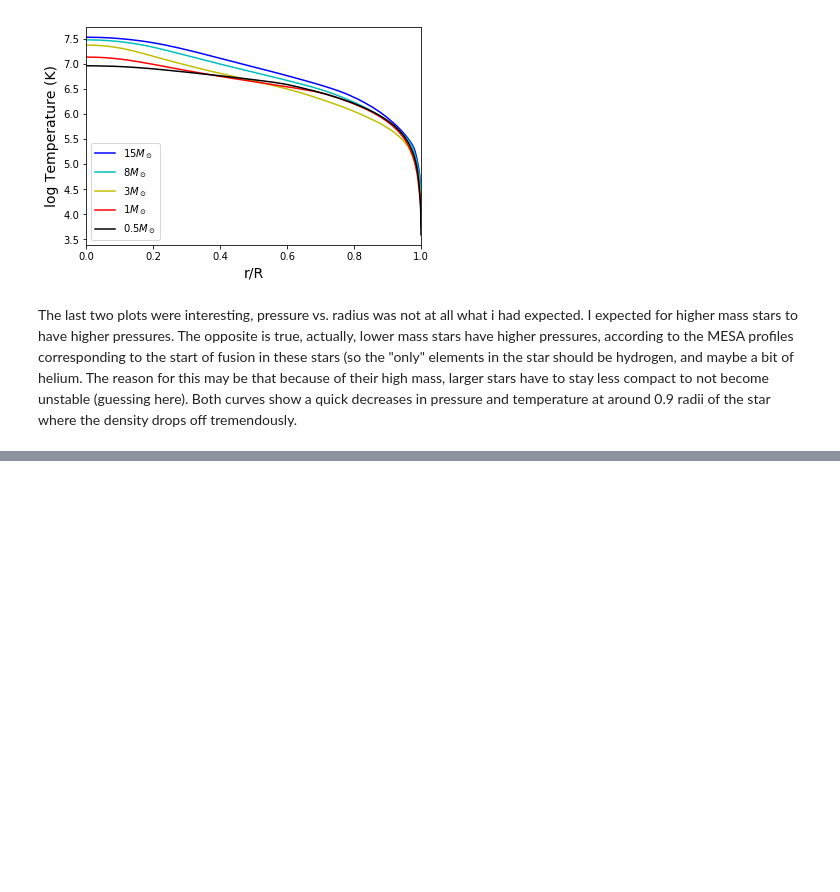
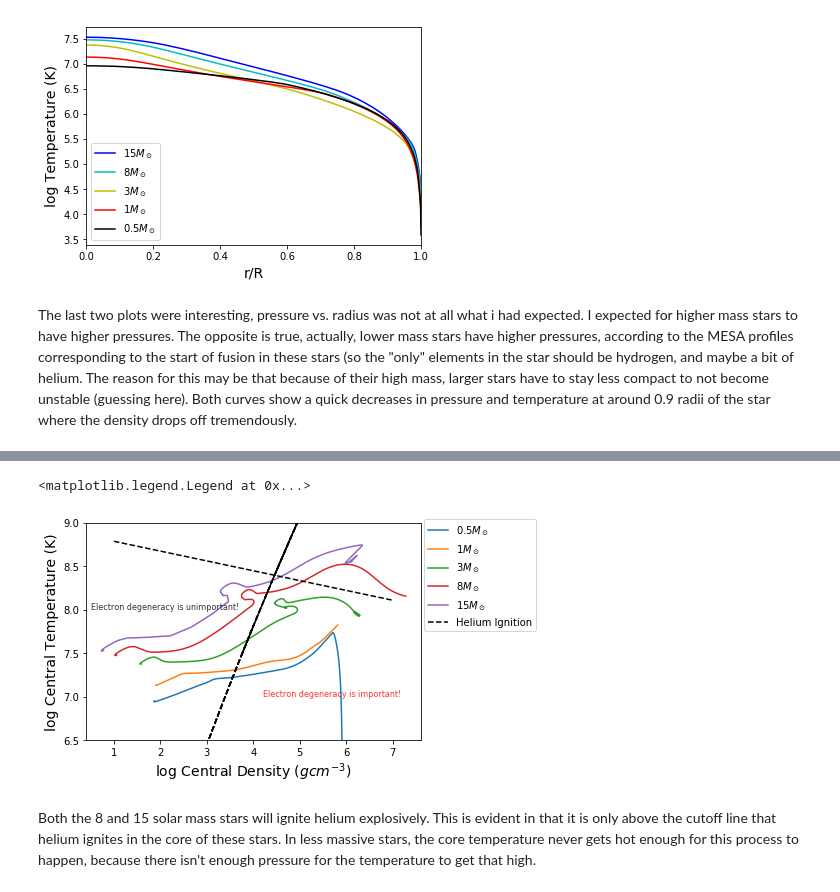
Before and after one commit to jl20agos/UndergradCW, a Jupyter notebook: StarInterior.ipynb, the cells around one changed output, grey strips where cells are left out. Cells and saved outputs as stored; diff of their text form; code cells hidden in the pictures; blank space fills up the shorter version.

```diff
--- a/StarInterior.ipynb
+++ b/StarInterior.ipynb
@@ -123,0 +242,22 @@ The last two plots were interesting, pressure vs. radius was not at all what i h
+# %%
+plt.figure()
+mpt5.plottcpc()
+m1.plottcpc()
+m3.plottcpc()
+m8.plottcpc()
+m15.plottcpc()
+plt.xlabel('log Central Density ($g cm^{-3}$)', fontsize = 14)
+plt.ylabel('log Central Temperature (K)', fontsize = 14)
+x = np.linspace(1,7,1000)
+tc = 8.9-(.113*x)
+plt.plot(x,tc, 'k--', label = 'Helium Ignition')
+plt.ylim(6.5,9)
+plt.text(0.5, 8, 'Electron degeneracy is unimportant!', fontsize = 8, alpha = 0.8)
+plt.text(4.2, 7, 'Electron degeneracy is important!', color = 'r', fontsize = 8, alpha = 0.8)
+
+plt.legend(loc = (1.01,.5))
+# %% [output]
+<matplotlib.legend.Legend at 0x...>
+[figure, added]
+# %% [markdown]
+Both the 8 and 15 solar mass stars will ignite helium explosively. This is evident in that it is only above the cutoff line that helium ignites in the core of these stars. In less massive stars, the core temperature never gets hot enough for this process to happen, because there isn't enough pressure for the temperature to get that high.
```
Also changed, not shown: parts of 10 cells of this notebook.
